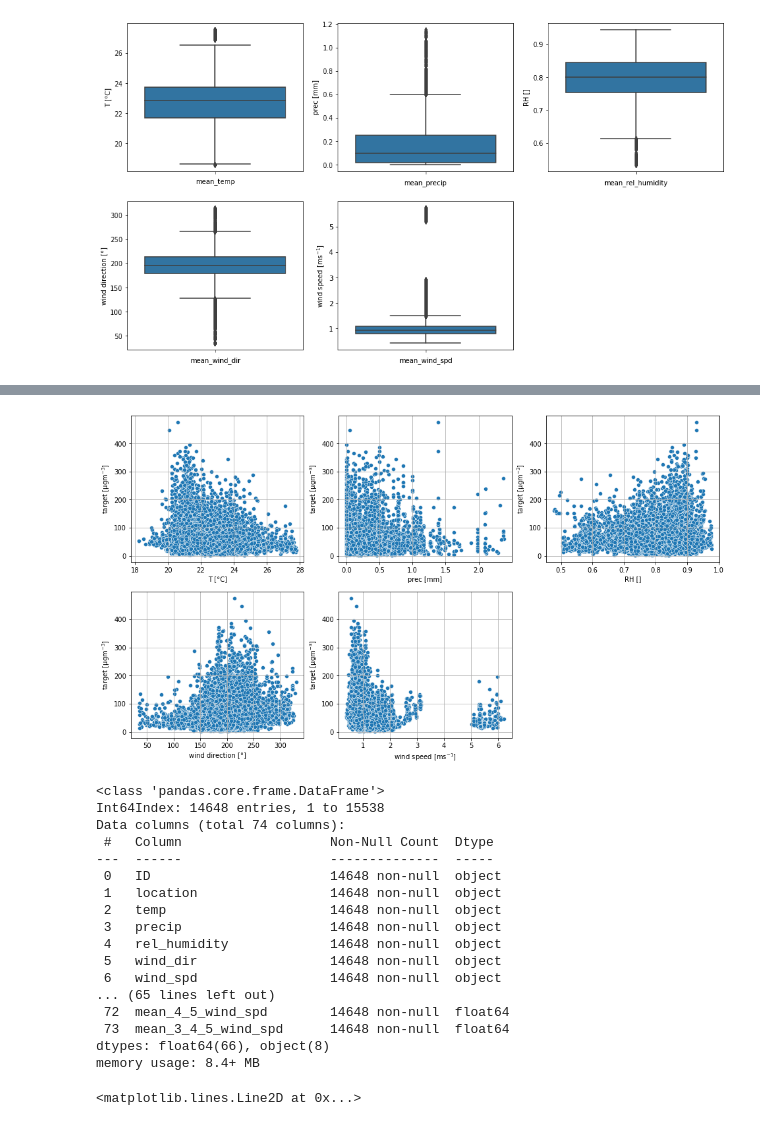
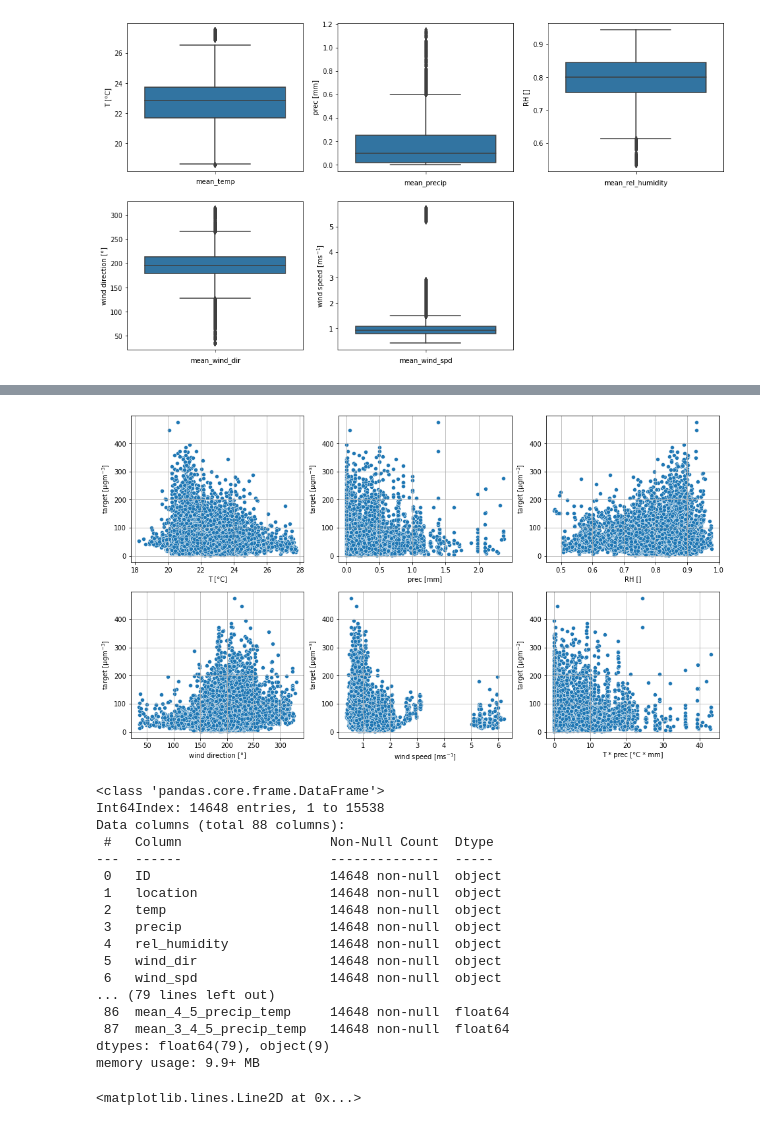
Before and after one commit to JeromeSauer/Project2_AirQuality, a Jupyter notebook: Project2_EDA.ipynb, the cells around one changed output, grey strips where cells are left out. Cells and saved outputs as stored; diff of their text form; code cells hidden in the pictures.

```diff
--- a/Project2_EDA.ipynb
+++ b/Project2_EDA.ipynb
@@ -111,3 +96,9 @@ memory usage: 1.1+ MB
 # convert big string to a list of floats in every observation set
 for feature in features :
     data[feature] = data[feature].apply(lambda x: [ replace_nan(X) for X in x.replace("nan"," ").split(",")])
+# %%
+# multiply temperature nad precipitation
+new_df = pd.DataFrame(columns=['precip_temp'],index=data.index)
+for ind in data.index:
+    new_df.loc[ind,'precip_temp'] = (list(np.array(data['precip'].loc[ind]) * np.array(data['temp'].loc[ind])))
+data = pd.concat((data,new_df),axis=1)
@@ -114,6 +114,6 @@ for feature in features :
 # %%
 # calculate mean of features dependent on lead day
-for feature in features:
+for feature in features + ['precip_temp']:
     data = aggregate_features(data,feature)
     for ind_range in [(0,23),(24,47),(48,71),(72,95),(96,121),(72,121),(48,121)]:
         data = aggregate_features_advanced(data,feature,ind_range[0],ind_range[1])
@@ -203,12 +203,12 @@ ax[-1].remove()
 # scatterplots between target and feature variables
 fig,ax = plt.subplots(nrows=2,ncols=3,squeeze=False,figsize=(16,9))
 ax = np.reshape(ax,6)
-units = ['T [°C]','prec [mm]','RH []','wind direction [°]','wind speed [$\mathregular{ms^{-1}}}$]']
+units = ['T [°C]','prec [mm]','RH []','wind direction [°]','wind speed [$\mathregular{ms^{-1}}}$]','T * prec [°C * mm]']
 
-for i,feature in enumerate(['mean_temp','mean_precip','mean_rel_humidity','mean_wind_dir','mean_wind_spd']):
+for i,feature in enumerate(['mean_temp','mean_precip','mean_rel_humidity','mean_wind_dir','mean_wind_spd','mean_precip_temp']):
     sns.scatterplot(x=data[feature], y=data['target'], ax=ax[i])
     ax[i].grid()
     ax[i].set_ylabel('target [$\mathregular{µgm^{-3}}$]')
     ax[i].set_xlabel(units[i])
-ax[-1].remove()
+#ax[-1].remove()
 # %% [output]
@@ -216,17 +236,17 @@ ax[-1].remove()
 # %%
 # scatterplots between target and feature variables
 fig,ax = plt.subplots(nrows=2,ncols=3,squeeze=False,figsize=(16,9))
 ax = np.reshape(ax,6)
-units = ['T [°C]','prec [mm]','RH []','wind direction [°]','wind speed [$\mathregular{ms^{-1}}}$]']
+units = ['T [°C]','prec [mm]','RH []','wind direction [°]','wind speed [$\mathregular{ms^{-1}}}$]','T * prec [°C * mm]']
 
-for i,feature in enumerate(['mean_4_5_temp','mean_4_5_precip','mean_4_5_rel_humidity','mean_4_5_wind_dir','mean_4_5_wind_spd']):
+for i,feature in enumerate(['mean_4_5_temp','mean_4_5_precip','mean_4_5_rel_humidity','mean_4_5_wind_dir','mean_4_5_wind_spd','mean_4_5_precip_temp']):
     sns.scatterplot(x=data[feature], y=data['target'], ax=ax[i])
     ax[i].grid()
     ax[i].set_ylabel('target [$\mathregular{µgm^{-3}}$]')
     ax[i].set_xlabel(units[i])
-ax[-1].remove()
+#ax[-1].remove()
 # %% [output]
-[figure, old version]
+[figure, new version]
 # %%
 # # scatterplots between target and feature variables
 # fig,ax = plt.subplots(nrows=2,ncols=3,squeeze=False,figsize=(16,9))
@@ -244,7 +264,7 @@ data.info()
 # %% [output]
 <class 'pandas.core.frame.DataFrame'>
 Int64Index: 14648 entries, 1 to 15538
-Data columns (total 74 columns):
+Data columns (total 88 columns):
  #   Column                   Non-Null Count  Dtype
 ---  ------                   --------------  -----
  0   ID                       14648 non-null  object
@@ -254,11 +274,11 @@ Data columns (total 74 columns):
  4   rel_humidity             14648 non-null  object
  5   wind_dir                 14648 non-null  object
  6   wind_spd                 14648 non-null  object
-... (65 lines left out)
- 72  mean_4_5_wind_spd        14648 non-null  float64
- 73  mean_3_4_5_wind_spd      14648 non-null  float64
-dtypes: float64(66), object(8)
-memory usage: 8.4+ MB
+... (79 lines left out)
+ 86  mean_4_5_precip_temp     14648 non-null  float64
+ 87  mean_3_4_5_precip_temp   14648 non-null  float64
+dtypes: float64(79), object(9)
+memory usage: 9.9+ MB
 # %%
 # redefine features for correlation analysis
 features = [prefix + feature[5:] for feature in features for prefix in ['mean_','mean_3_4_5_','mean_4_5_','mean_5_','mean_4_','mean_3_','mean_2_','mean_1_']]
```
Also changed, not shown: parts of 12 cells of this notebook.
